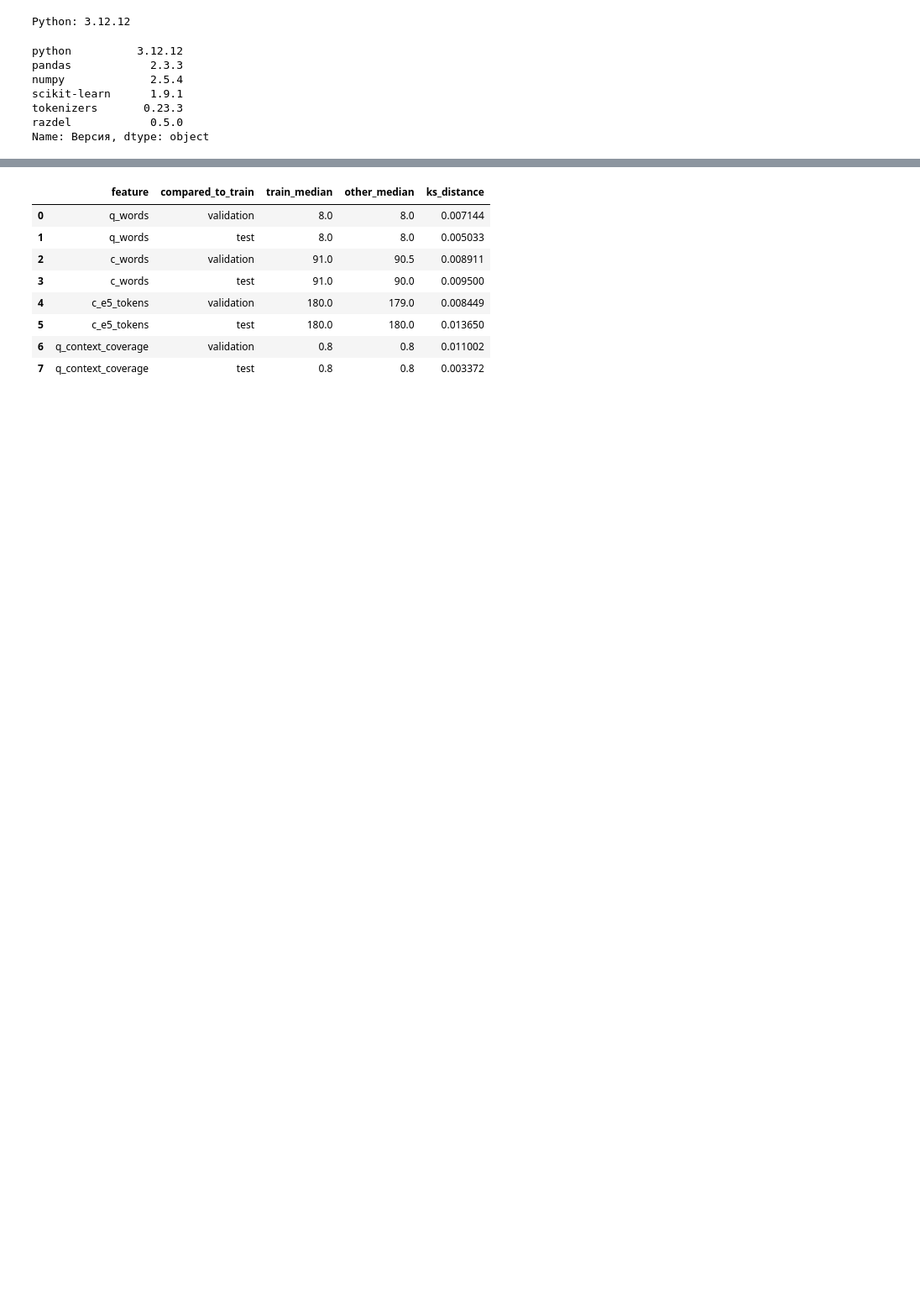
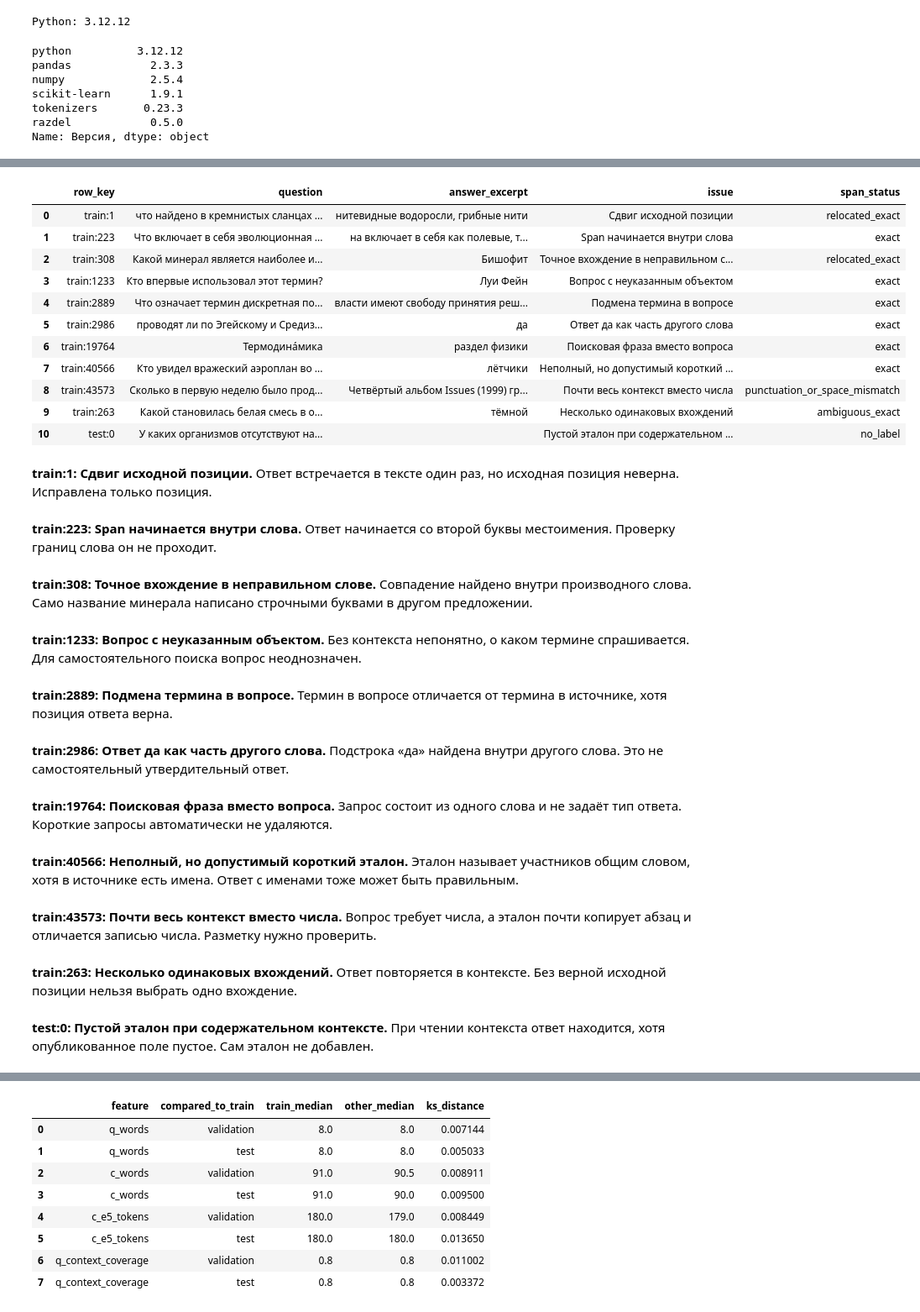
Before and after one commit to Konstantin-Kuropatov/russian-rag-qa, a Jupyter notebook: notebooks/eda.ipynb, the cells around one changed output, grey strips where cells are left out. Shown at 84% size. Saved outputs shown, nothing was run; the diff lists cells and outputs as text; code cells hidden in the pictures; blank space fills up the shorter version.

```diff
--- a/notebooks/01_sberquad_eda.ipynb
+++ b/notebooks/eda.ipynb
@@ -353,15 +55,0 @@ display(
-# %%
-cases = pd.DataFrame(json.loads((ROOT / "config/illustrative_cases.json").read_text())["cases"])
-case_data = cases.merge(
-    qa[["row_key", "id", "question", "answer_text", "span_status", "a_words"]],
-    on="row_key",
-    validate="one_to_one",
-)
-case_data["answer_excerpt"] = case_data.answer_text.str.slice(0, 100)
-display(
-    case_data[["row_key", "id", "question", "answer_excerpt", "a_words", "issue", "span_status"]]
-)
-for row in case_data.itertuples(index=False):
-    display(
-        Markdown(f"**{row.row_key} · {row.issue}.** {row.interpretation} Действие: {row.action}.")
-    )
@@ -494,0 +296,38 @@ show_plot(plots.answer_forms_and_question_counts())
+# %%
+cases = pd.DataFrame(json.loads((ROOT / "config/illustrative_cases.json").read_text())["cases"])
+case_data = cases.merge(
+    qa[["row_key", "question", "answer_text", "span_status", "a_words"]],
+    on="row_key",
+    validate="one_to_one",
+)
+display(
+    case_data.assign(answer_excerpt=case_data.answer_text.str.slice(0, 100))[
+        ["row_key", "question", "answer_excerpt", "issue", "span_status"]
+    ]
+)
+for row in case_data.itertuples(index=False):
+    display(Markdown(f"**{row.row_key}: {row.issue}.** {row.interpretation}"))
+# %% [output]
+|  | row_key | question | answer_excerpt | issue | span_status |
+| 0 | train:1 | что найдено в кремнистых сланцах ... | нитевидные водоросли, грибные нити | Сдвиг исходной позиции | relocated_exact |
+| 1 | train:223 | Что включает в себя эволюционная ... | на включает в себя как полевые, т... | Span начинается внутри слова | exact |
+| 2 | train:308 | Какой минерал является наиболее и... | Бишофит | Точное вхождение в неправильном с... | relocated_exact |
+| 3 | train:1233 | Кто впервые использовал этот термин? | Луи Фейн | Вопрос с неуказанным объектом | exact |
+| 4 | train:2889 | Что означает термин дискретная по... | власти имеют свободу принятия реш... | Подмена термина в вопросе | exact |
+| 5 | train:2986 | проводят ли по Эгейскому и Средиз... | да | Ответ да как часть другого слова | exact |
+| 6 | train:19764 | Термодина́мика | раздел физики | Поисковая фраза вместо вопроса | exact |
+| 7 | train:40566 | Кто увидел вражеский аэроплан во ... | лётчики | Неполный, но допустимый короткий ... | exact |
+| 8 | train:43573 | Сколько в первую неделю было прод... | Четвёртый альбом Issues (1999) гр... | Почти весь контекст вместо числа | punctuation_or_space_mismatch |
+| 9 | train:263 | Какой становилась белая смесь в о... | тёмной | Несколько одинаковых вхождений | ambiguous_exact |
+| 10 | test:0 | У каких организмов отсутствуют на... |  | Пустой эталон при содержательном ... | no_label |
+**train:1: Сдвиг исходной позиции.** Ответ встречается в тексте один раз, но исходная позиция неверна. Исправлена только позиция.
+**train:223: Span начинается внутри слова.** Ответ начинается со второй буквы местоимения. Проверку границ слова он не проходит.
+**train:308: Точное вхождение в неправильном слове.** Совпадение найдено внутри производного слова. Само название минерала написано строчными буквами в другом предложении.
+**train:1233: Вопрос с неуказанным объектом.** Без контекста непонятно, о каком термине спрашивается. Для самостоятельного поиска вопрос неоднозначен.
+**train:2889: Подмена термина в вопросе.** Термин в вопросе отличается от термина в источнике, хотя позиция ответа верна.
+**train:2986: Ответ да как часть другого слова.** Подстрока «да» найдена внутри другого слова. Это не самостоятельный утвердительный ответ.
+**train:19764: Поисковая фраза вместо вопроса.** Запрос состоит из одного слова и не задаёт тип ответа. Короткие запросы автоматически не удаляются.
+**train:40566: Неполный, но допустимый короткий эталон.** Эталон называет участников общим словом, хотя в источнике есть имена. Ответ с именами тоже может быть правильным.
+**train:43573: Почти весь контекст вместо числа.** Вопрос требует числа, а эталон почти копирует абзац и отличается записью числа. Разметку нужно проверить.
+**train:263: Несколько одинаковых вхождений.** Ответ повторяется в контексте. Без верной исходной позиции нельзя выбрать одно вхождение.
+**test:0: Пустой эталон при содержательном контексте.** При чтении контекста ответ находится, хотя опубликованное поле пустое. Сам эталон не добавлен.
```
Also changed, not shown: parts of 75 cells of this notebook, 20 other files.
